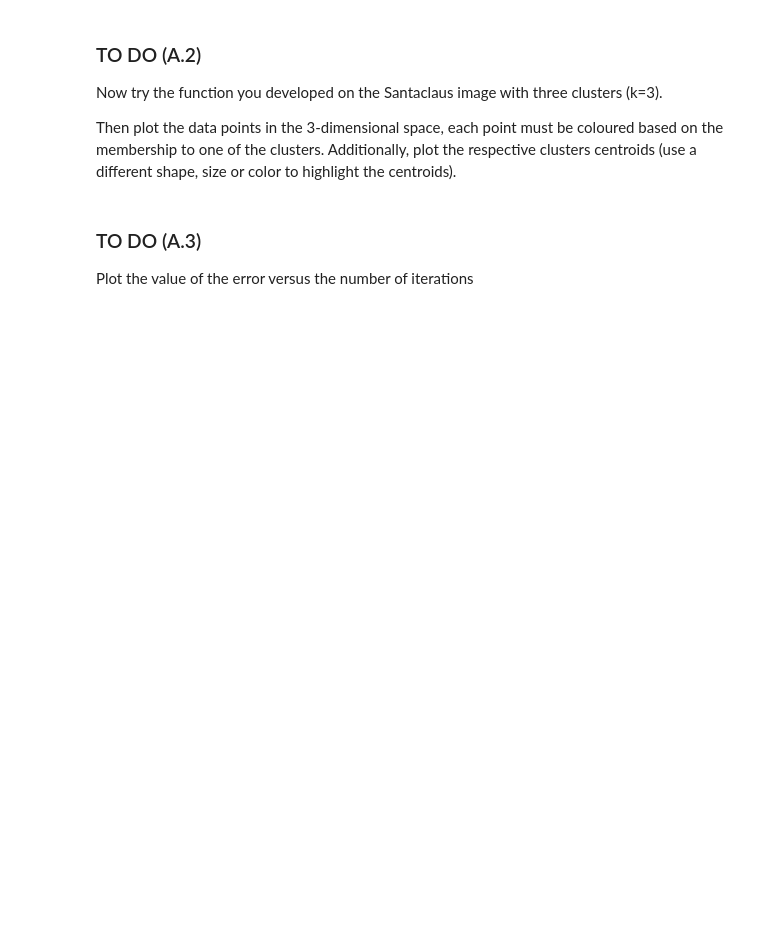
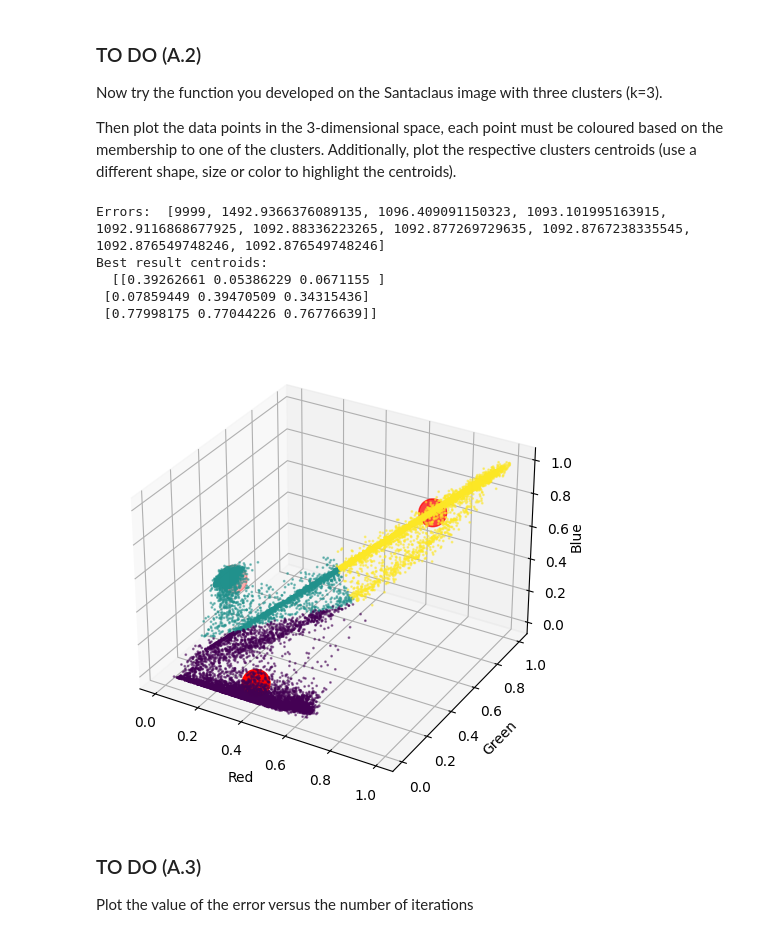
Before and after one commit to Giacomo-Menegatti/MachineLearning, a Jupyter notebook: Lab3/assignment_lab03.ipynb, the cells around one changed output. Cells and saved outputs as stored; diff of their text form; code cells hidden in the pictures; blank space fills up the shorter version.

```diff
--- a/Lab3/assignment_lab03.ipynb
+++ b/Lab3/assignment_lab03.ipynb
@@ -238,7 +240,13 @@ def my_kmeans(points: np.ndarray, k: int, max_iters: int = 50) -> tp.Tuple[np.nd
     # Generate random centers
     # use sigma and mean to ensure it represent the whole data
 
-    centroids = np.random.random(size=(k,3))    #Contains the k randomly distributed points
+    #centroids = np.random.random(size=(k,3))    #Contains the k randomly distributed points with uniform pdf
+    '''I found tha assigning the starting points 'in the middle' of the data points and using a
+        gaussian with small enough sigma is better than a uniform distribution, both in stability and in smaller errors
+    '''
+    means = np.mean(points, axis=0)     #Center of the points in the three dimensions
+    centroids = np.transpose(np.array([np.random.normal(mean, 0.2) for mean in means]))   #Assigning for each dimension a normal pdf
+
     prev_error = 100000
     error = [9999]
 
@@ -246,19 +254,21 @@ def my_kmeans(points: np.ndarray, k: int, max_iters: int = 50) -> tp.Tuple[np.nd
     iters = 0
     while (error[iters] != prev_error) and iters < max_iters:        # Measure the distance to every center
 
-        dist = np.array([[np.linalg.norm(a-b) for b in centroids] for a in points]) #distance matrix
-        min_dist = [d.argmin() for d in dist]                                       #min distance indexes
+        dist = np.array([[np.linalg.norm(point-centroid) for centroid in centroids] for point in points]) #distance matrix
 
         # Assign all training data to closest center
         #The points are associated using the min distance index as condition to be put in the i-th array
-        clusters = [points[min_dist == i] for i in range(k)]
+        clusters = np.array([d.argmin() for d in dist])
 
         # Calculate mean for every cluster and update the center
-        centers = np.array(a for a in clusters)
-
+        centroids = np.array([np.mean(points[clusters == i], axis=0) for i in range(k)])
 
         # Update the error
-        # ADD YOUR CODE HERE
+        prev_error = error[-1]  #Taking the last error before the update
+
+        # For each combination (centroid, cluster) get the squared distance of all points of the cluster from the centrois
+        new_error  = np.sum([np.sum([np.linalg.norm(point-centroid)**2 for point in points[clusters == i]]) for centroid, i in zip(centroids, range(k))])
+        error.append(new_error)
 
         # Update the iteration counter
         iters += 1
@@ -274,13 +282,21 @@ Now try the function you developed on the Santaclaus image with three clusters (
 Then plot the data points in the 3-dimensional space, each point must be coloured based on the membership to one of the clusters. Additionally, plot the respective clusters centroids (use a different shape, size or color to highlight the centroids).
 # %%
 # Run your K-means function on the data
-# ADD YOUR CODE HERE
+centroids, clusters, errors = my_kmeans(santaclaus, k=3, max_iters=50)
 
 # Print the errors:
-# ADD YOUR CODE HERE
+print('Errors: ', errors)
 
 # Plot the results
-# ADD YOUR CODE HERE
+print('Best result centroids:\n ', centroids)
+scatter_plot(santaclaus, clusters, centroids)
+# %% [output]
+Errors:  [9999, 1492.9366376089135, 1096.409091150323, 1093.101995163915, 1092.9116868677925, 1092.88336223265, 1092.877269729635, 1092.8767238335545, 1092.876549748246, 1092.876549748246]
+Best result centroids:
+  [[0.39262661 0.05386229 0.0671155 ]
+ [0.07859449 0.39470509 0.34315436]
+ [0.77998175 0.77044226 0.76776639]]
+[figure, added]
 # %% [markdown]
 ### TO DO (A.3)
 Plot the value of the error versus the number of iterations
```
Also changed, not shown: parts of 9 cells of this notebook, 1 other file.
